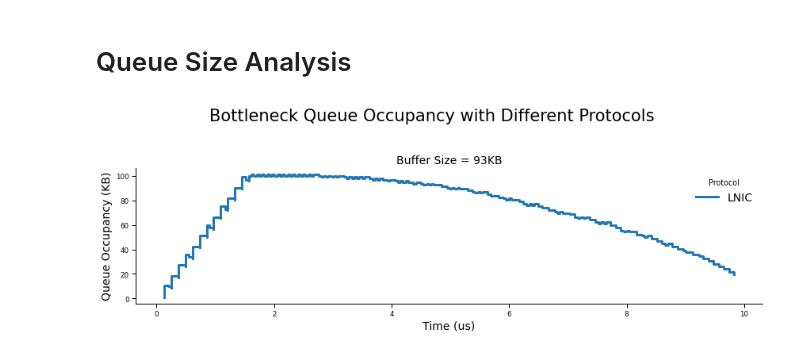
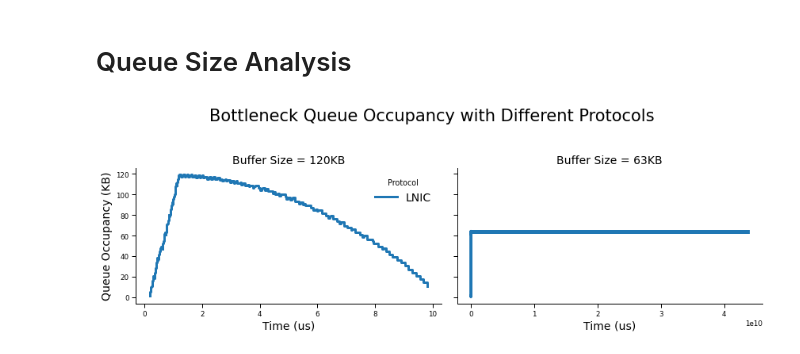
Before and after one commit to l-nic/firesim, a Jupyter notebook: deploy/lnic-proto-eval-incast-analysis.ipynb, the cells around one changed output. Cells and saved outputs as stored; diff of their text form; code cells hidden in the pictures.

Commit message:
proto-eval-incast reconfigured

```diff
--- a/deploy/lnic-proto-eval-incast-analysis.ipynb
+++ b/deploy/lnic-proto-eval-incast-analysis.ipynb
@@ -8,7 +8,7 @@ import log2csv
 clock_rate_hz = 3.2e9
 
 bw_bps = 200e9
-link_delay_sec = 280 / clock_rate_hz
+link_delay_sec = 420 / clock_rate_hz
 payload_size_bytes = 1024
 mtu_bytes = 1088
 
@@ -22,9 +22,12 @@ save_figs = False
 save_folder = './'
 # %%
 data = {}
-data['93KB'] = {}
+data['120KB'] = {}
+data['63KB'] = {}
 # Add protocols to be analyzed into the data
-data['93KB']['LNIC'] = {
+data['120KB']['LNIC'] = {
+    'switchlog': "../../../software/local_firesim/logs/local_firesim_2021_04_06-LNIC-Buff110p/switchlog" }
+data['63KB']['LNIC'] = {
     'switchlog': "../../../software/local_firesim/logs/recent/switchlog" }
 
 buff_sizes = list(data.keys())
@@ -42,6 +45,8 @@ for buff_size in data.keys():
         qsize_df = qsize_df[qsize_df.port == 0] # switch port only
         qsize_df['time_sec'] = qsize_df.time / clock_rate_hz
         data[buff_size][proto]['qsize_df'] = qsize_df[['time','time_sec','tot_bytes']]
+        print("Max Queue Occupancy for {} ({}): {} Bytes".format(proto, buff_size,
+                                                           qsize_df.tot_bytes.max()))
 
         pkt_trace_df = pd.DataFrame(pkt_trace, dtype=float)
         trace_proto = pd.unique(pkt_trace_df.proto)
@@ -73,10 +81,10 @@ for buff_size in data.keys():
             data[buff_size][proto]['msgs']['buff_size'].append(buff_size)
 
             msg_idx = client_ip_to_id(src_ip)
-            data[buff_size][proto]['msgs']['msg_idx'].append(msg_idx)
+            data[buff_size][proto]['msgs']['msg_idx'].append(int(msg_idx))
 
             msg_len_pkts = pd.unique(msg_df.msg_len_pkts)
-            assert len(msg_len_pkts) == 1
+#             assert len(msg_len_pkts) == 1
             msg_len_pkts = int(msg_len_pkts[0])
             data[buff_size][proto]['msgs']['msg_size_pkts'].append(msg_len_pkts)
 
@@ -111,7 +119,7 @@ for buff_size in data.keys():
 all_msgs_df = None
 for buff_size in data.keys():
     for proto in data[buff_size].keys():
-        if (not all_msgs_df):
+        if (all_msgs_df is None):
             all_msgs_df = data[buff_size][proto]['msgs']
         else:
             all_msgs_df = pd.concat([all_msgs_df, data[buff_size][proto]['msgs']],
@@ -151,36 +159,36 @@ if (len(buff_sizes)==1):
     ax = [ax]
 i=1
 for buff_size in data.keys():
-    plt.sca(ax[len(buff_sizes)-i])
+    plt.sca(ax[i-1])
     for proto, proto_data in data[buff_size].items():
         qsize_df = proto_data['qsize_df']
         qsize_df = qsize_df[qsize_df.time_sec != 0]
         trc_start_time = qsize_df.time_sec.min() - time_to_switch_from_sender_sec
         plt.step((qsize_df.time_sec - trc_start_time) * 1e6,
                  qsize_df.tot_bytes / 1e3,
                  label = proto, linewidth=3., where='post',
                  c='C'+str(protocol_names.index(proto)))
 
-        if (i==len(buff_sizes)):
-            plt.ylabel('Queue Occupancy (KB)',fontsize=fontsize)
         plt.xlabel('Time (us)',fontsize=fontsize)
         plt.gca().spines["right"].set_visible(False)
         plt.gca().spines["top"].set_visible(False)
         plt.title('Buffer Size = {}'.format(buff_size), fontsize=fontsize)
     i += 1
 
+ax[0].set_ylabel('Queue Occupancy (KB)',fontsize=fontsize)
+
 handles, labels = plt.gca().get_legend_handles_labels()
 order = [labels.index(protocol) for protocol in protocol_names]
-plt.legend([handles[idx] for idx in order],[labels[idx] for idx in order],
+ax[0].legend([handles[idx] for idx in order],[labels[idx] for idx in order],
            title='Protocol', fontsize=fontsize,
            frameon=False, markerscale=2.0)
 # plt.grid()
 st = plt.suptitle('Bottleneck Queue Occupancy with Different Protocols',
                   y=1.03, fontsize=fontsize*1.5)
 plt.tight_layout()
 if (save_figs):
     plt.savefig(os.path.join(save_folder, 'LnicProtoEval-QueueOccupancy.png'),
                 bbox_extra_artists=[st], bbox_inches='tight')
 plt.show()
 # %% [output]
-[figure, old version]
+[figure, new version]
```
Also changed, not shown: parts of 3 cells of this notebook, 1 other file.
